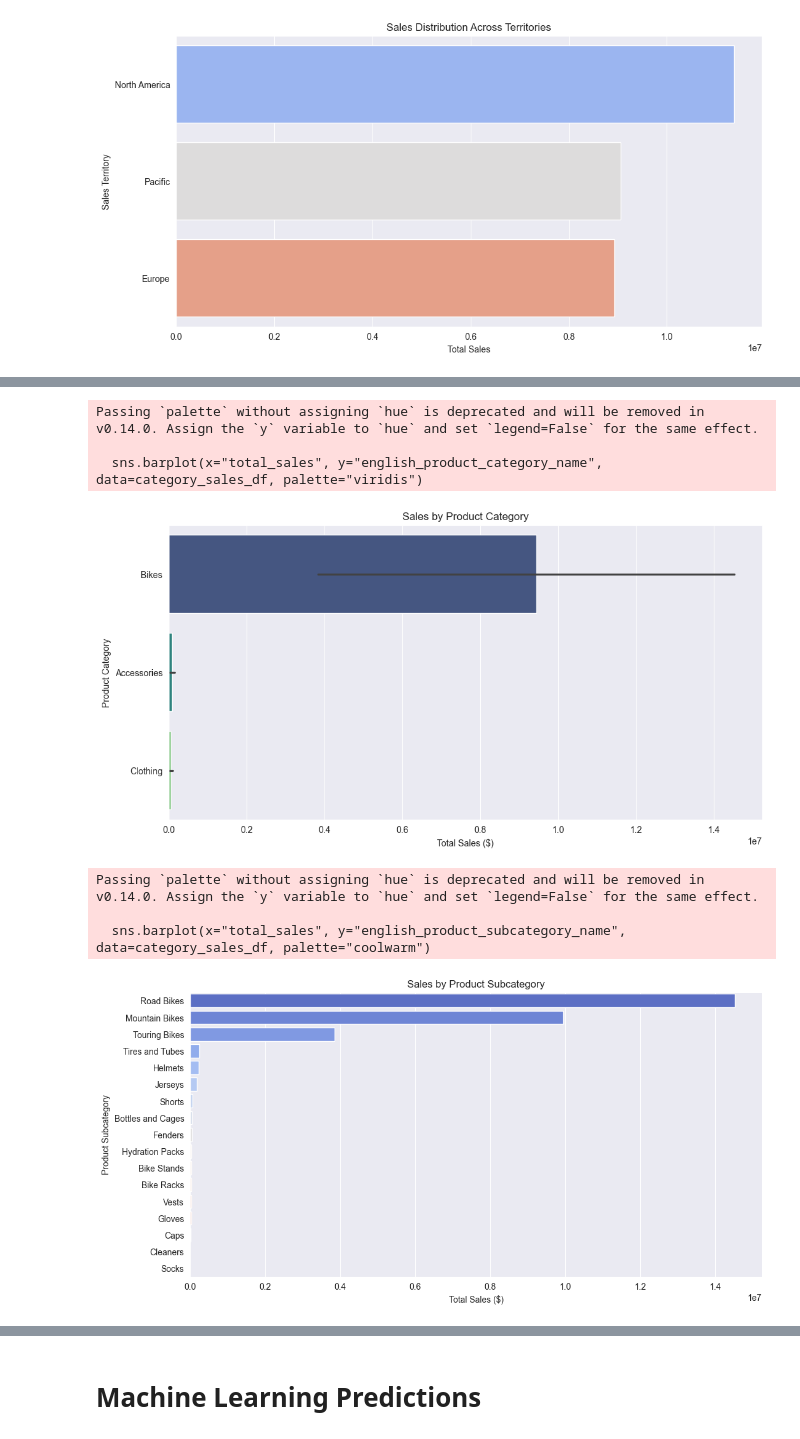
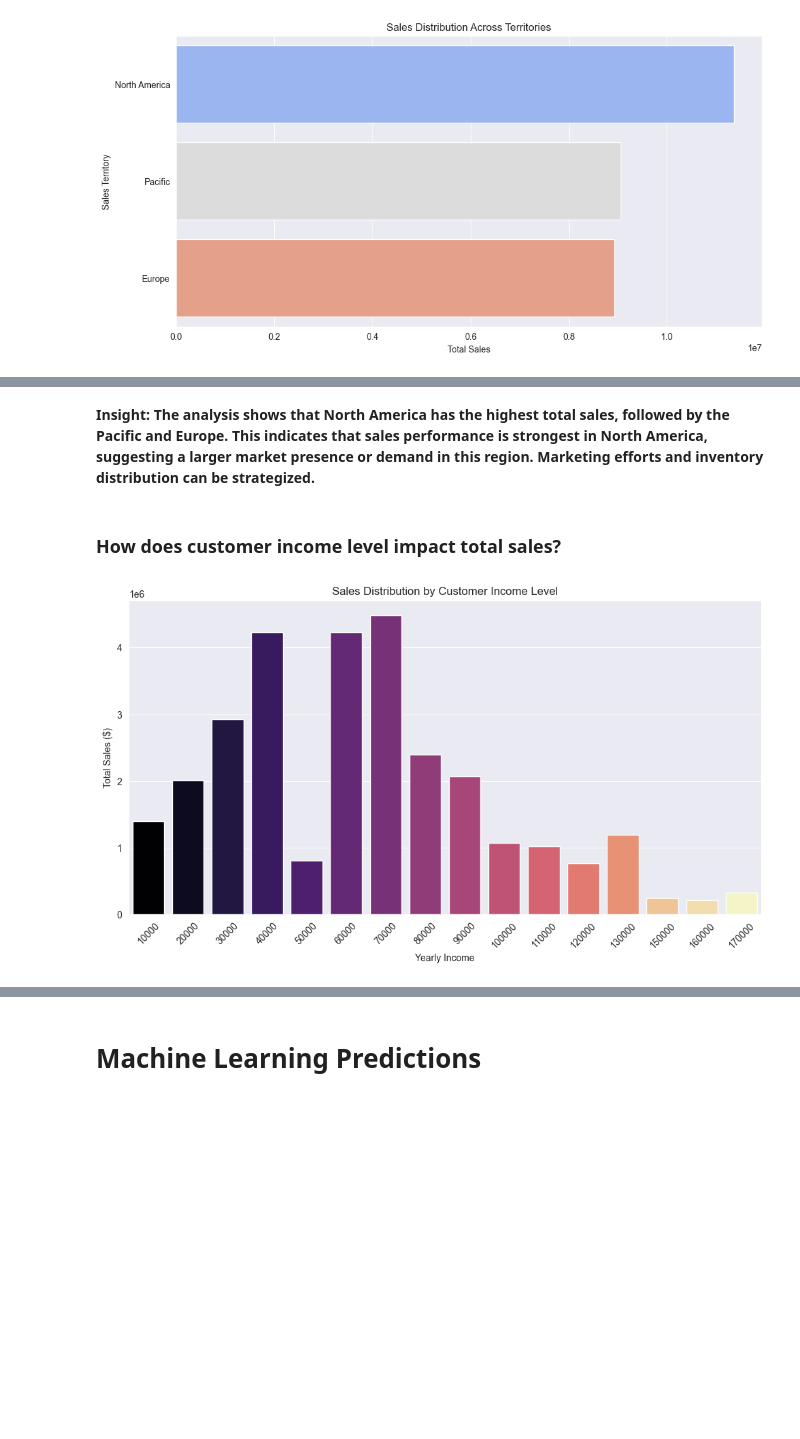
Before and after one commit to JamesAdeshina/BigDataProcessing, a Jupyter notebook: newEnv.ipynb, the cells around one changed output, grey strips where cells are left out. Cells and saved outputs as stored; diff of their text form; code cells hidden in the pictures; blank space fills up the shorter version.

```diff
--- a/newEnv.ipynb
+++ b/newEnv.ipynb
@@ -575,28 +554,21 @@ only showing top 10 rows
-# %%
-# Convert to Pandas
-category_sales_df = category_sales.toPandas()
-
-# Plot Sales by Product Category
-plt.figure(figsize=(12, 6))
-sns.barplot(x="total_sales", y="english_product_category_name", data=category_sales_df, palette="viridis")
-plt.xlabel("Total Sales ($)")
-plt.ylabel("Product Category")
-plt.title("Sales by Product Category")
-plt.show()
-
-# Plot Sales by Subcategory
-plt.figure(figsize=(12, 6))
-sns.barplot(x="total_sales", y="english_product_subcategory_name", data=category_sales_df, palette="coolwarm")
-plt.xlabel("Total Sales ($)")
-plt.ylabel("Product Subcategory")
-plt.title("Sales by Product Subcategory")
-plt.show()
-# %% [output]
-Passing `palette` without assigning `hue` is deprecated and will be removed in v0.14.0. Assign the `y` variable to `hue` and set `legend=False` for the same effect.
-
-  sns.barplot(x="total_sales", y="english_product_category_name", data=category_sales_df, palette="viridis")
-[figure, removed]
-Passing `palette` without assigning `hue` is deprecated and will be removed in v0.14.0. Assign the `y` variable to `hue` and set `legend=False` for the same effect.
-
-  sns.barplot(x="total_sales", y="english_product_subcategory_name", data=category_sales_df, palette="coolwarm")
-[figure, removed]
+# %% [markdown]
+<b>Insight:<b/> The analysis shows that North America has the highest total sales, followed by the Pacific and Europe. This indicates that sales performance is strongest in North America, suggesting a larger market presence or demand in this region. Marketing efforts and inventory distribution can be strategized.
+# %% [markdown]
+### How does customer income level impact total sales?
+# %%
+customer_sales = fact_sales.groupBy("yearly_income") \
+    .agg(sum("sales_amount").alias("total_sales")) \
+    .orderBy("total_sales", ascending=False)
+
+customer_sales_df = customer_sales.toPandas()
+
+# Bar Plot for Customer Income vs. Sales
+plt.figure(figsize=(12, 6))
+sns.barplot(x="yearly_income", y="total_sales", data=customer_sales_df, hue="yearly_income", palette="magma", legend=False)
+plt.xlabel("Yearly Income")
+plt.ylabel("Total Sales ($)")
+plt.title("Sales Distribution by Customer Income Level")
+plt.xticks(rotation=45)
+plt.show()
+# %% [output]
+[figure, added]
```
Also changed, not shown: parts of 60 cells of this notebook.
